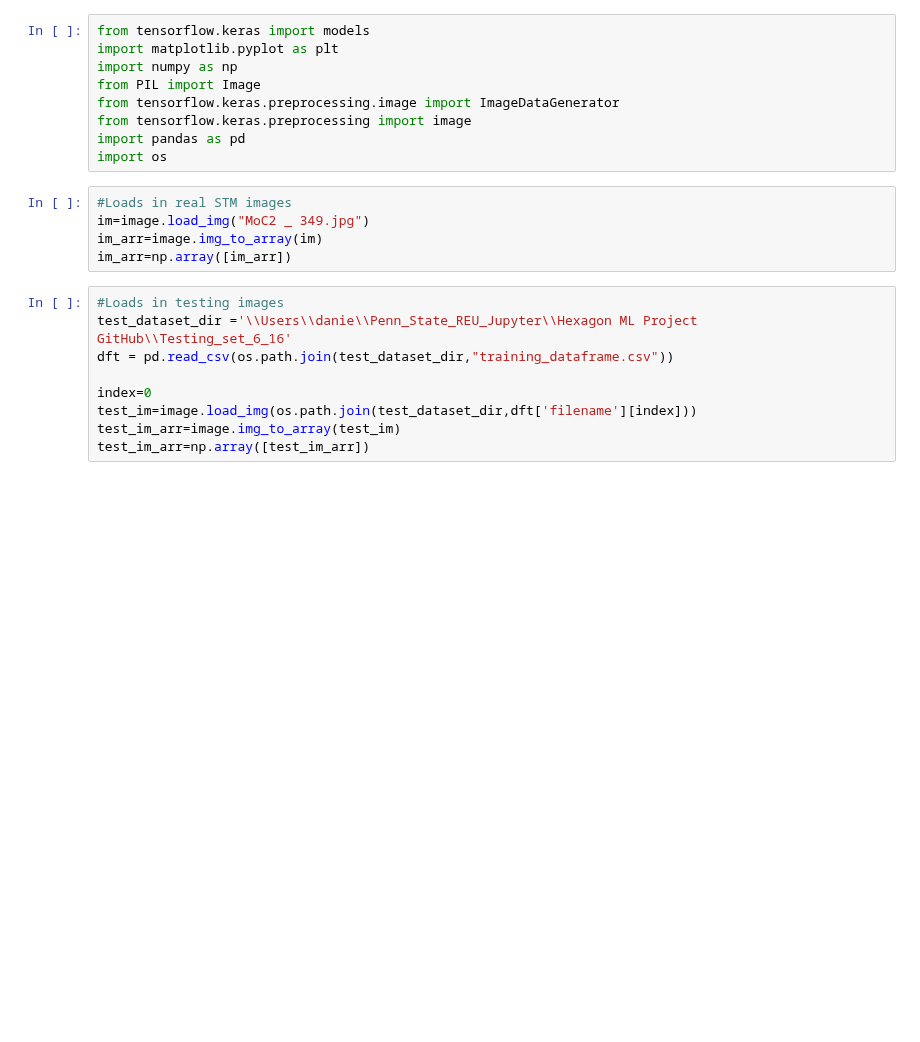
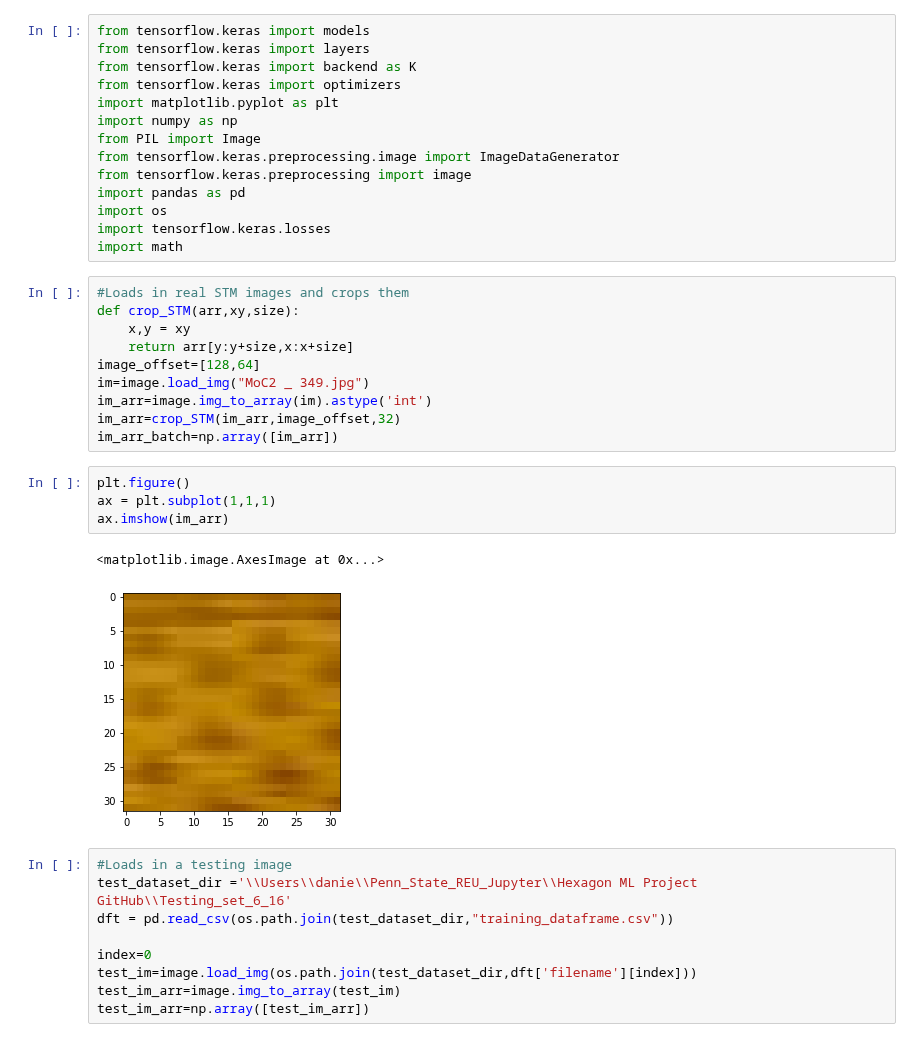
Before and after one commit to DanielMGlazer/HexogonalMLProject, a Jupyter notebook: Image predictions.ipynb, the cells around one changed output. Saved outputs shown, nothing was run; the diff lists cells and outputs as text; blank space fills up the shorter version.

```diff
--- a/Image predictions.ipynb
+++ b/Image predictions.ipynb
@@ -1,5 +1,8 @@
 # %%
 from tensorflow.keras import models
+from tensorflow.keras import layers
+from tensorflow.keras import backend as K
+from tensorflow.keras import optimizers
 import matplotlib.pyplot as plt
 import numpy as np
 from PIL import Image
@@ -7,13 +10,27 @@ from tensorflow.keras.preprocessing.image import ImageDataGenerator
 from tensorflow.keras.preprocessing import image
 import pandas as pd
 import os
+import tensorflow.keras.losses
+import math
 # %%
-#Loads in real STM images
+#Loads in real STM images and crops them
+def crop_STM(arr,xy,size):
+    x,y = xy
+    return arr[y:y+size,x:x+size]
+image_offset=[128,64]
 im=image.load_img("MoC2 _ 349.jpg")
-im_arr=image.img_to_array(im)
-im_arr=np.array([im_arr])
+im_arr=image.img_to_array(im).astype('int')
+im_arr=crop_STM(im_arr,image_offset,32)
+im_arr_batch=np.array([im_arr])
+# %%
+plt.figure()
+ax = plt.subplot(1,1,1)
+ax.imshow(im_arr)
+# %% [output]
+<matplotlib.image.AxesImage at 0x...>
+[figure, added]
 # %%
-#Loads in testing images
+#Loads in a testing image
 test_dataset_dir ='\\Users\\danie\\Penn_State_REU_Jupyter\\Hexagon ML Project GitHub\\Testing_set_6_16'
 dft = pd.read_csv(os.path.join(test_dataset_dir,"training_dataframe.csv"))
 
```
Also changed, not shown: parts of 6 cells of this notebook, 8 other files.
